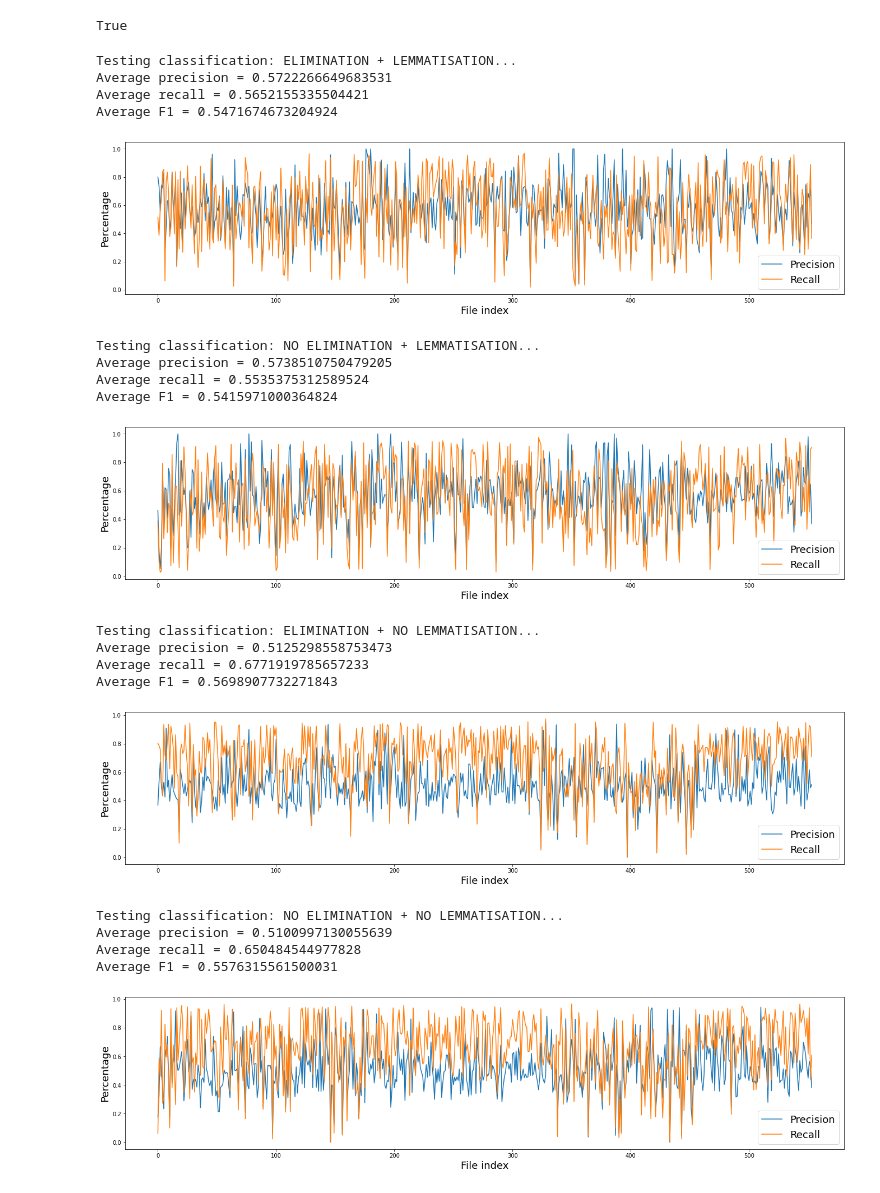
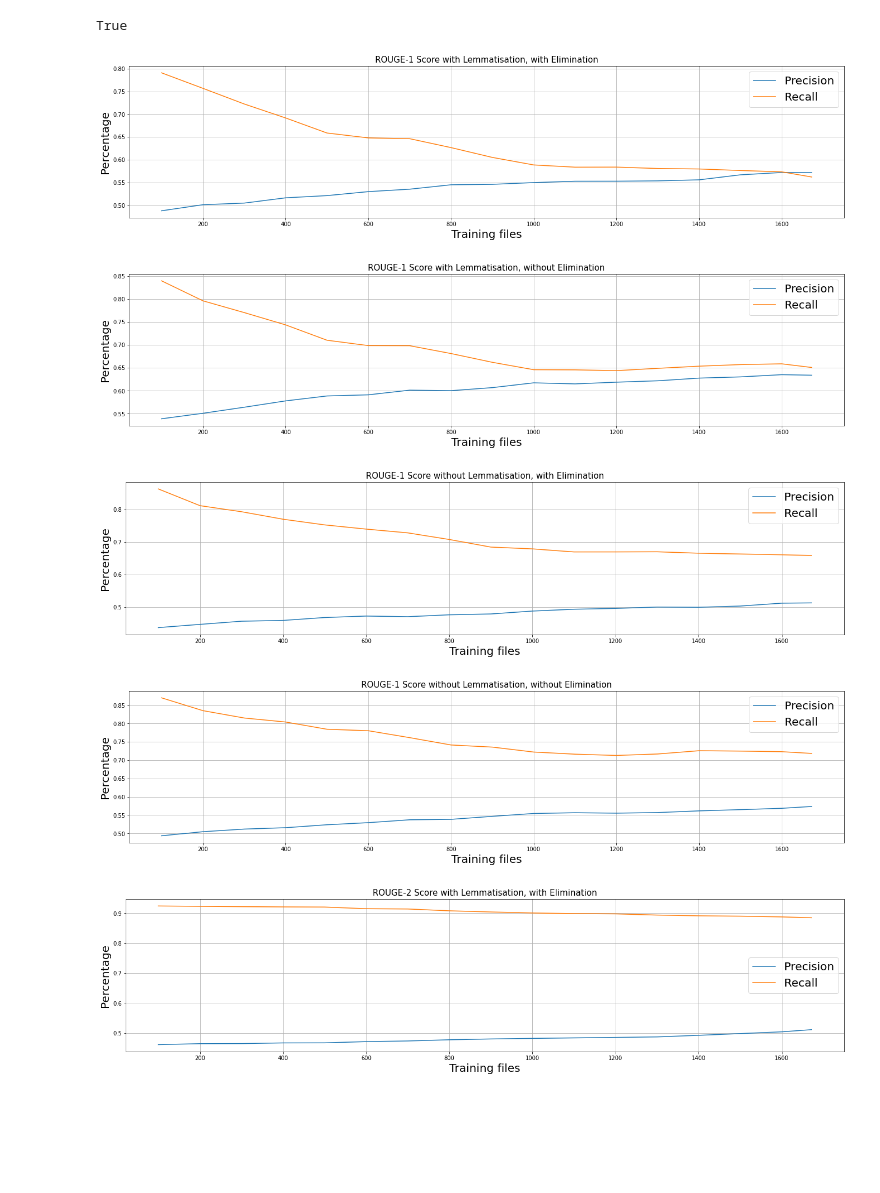
Before and after one commit to TeraStrider/IA, a Jupyter notebook: Teme/Tema3/summarisation.ipynb, the cells around one changed output. Cells and saved outputs as stored; diff of their text form; code cells hidden in the pictures; blank space fills up the shorter version.

```diff
--- a/Teme/Tema3/summarisation.ipynb
+++ b/Teme/Tema3/summarisation.ipynb
@@ -314,37 +265,16 @@ def train_and_test(path, stop_words_file, elim_stops, lemmatise):
-# %%
-print("Testing summarisation: ELIMINATION + LEMMATISATION...")
-test_classification('BBC News Summary', 'stop_words', True, True)
-print("")
-
-print("Testing summarisation: NO ELIMINATION + LEMMATISATION...")
-test_classification('BBC News Summary', 'stop_words', False, True)
-print("")
-
-print("Testing summarisation: ELIMINATION + NO LEMMATISATION...")
-test_classification('BBC News Summary', 'stop_words', True, False)
-print("")
-
-print("Testing summarisation: NO ELIMINATION + NO LEMMATISATION...")
-test_classification('BBC News Summary', 'stop_words', False, False)
-print("")
-# %% [output]
-Testing classification: ELIMINATION + LEMMATISATION...
-Average precision = 0.5722266649683531
-Average recall = 0.5652155335504421
-Average F1 = 0.5471674673204924
-[figure, removed]
-Testing classification: NO ELIMINATION + LEMMATISATION...
-Average precision = 0.5738510750479205
-Average recall = 0.5535375312589524
-Average F1 = 0.5415971000364824
-[figure, removed]
-Testing classification: ELIMINATION + NO LEMMATISATION...
-Average precision = 0.5125298558753473
-Average recall = 0.6771919785657233
-Average F1 = 0.5698907732271843
-[figure, removed]
-Testing classification: NO ELIMINATION + NO LEMMATISATION...
-Average precision = 0.5100997130055639
-Average recall = 0.650484544977828
-Average F1 = 0.5576315561500031
-[figure, removed]
+# %%
+train_and_test('BBC News Summary', 'stop_words', True, True, 1)
+train_and_test('BBC News Summary', 'stop_words', False, True, 1)
+train_and_test('BBC News Summary', 'stop_words', True, False, 1)
+train_and_test('BBC News Summary', 'stop_words', False, False, 1)
+
+train_and_test('BBC News Summary', 'stop_words', True, True, 2)
+train_and_test('BBC News Summary', 'stop_words', False, True, 2)
+train_and_test('BBC News Summary', 'stop_words', True, False, 2)
+train_and_test('BBC News Summary', 'stop_words', False, False, 2)
+# %% [output]
+[figure, added]
+[figure, added]
+[figure, added]
+[figure, added]
+[figure, added]
```
Also changed, not shown: parts of 6 cells of this notebook.
